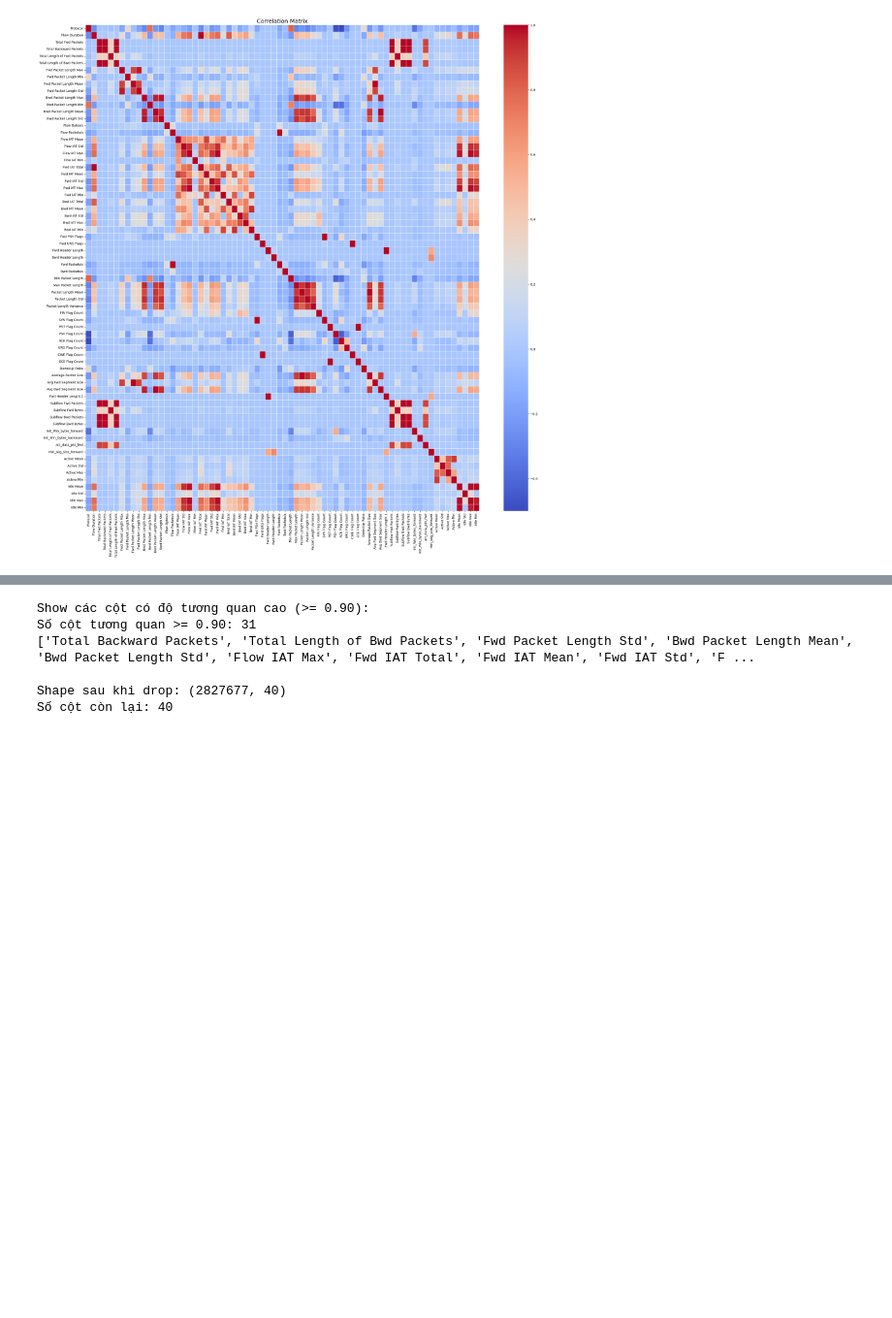
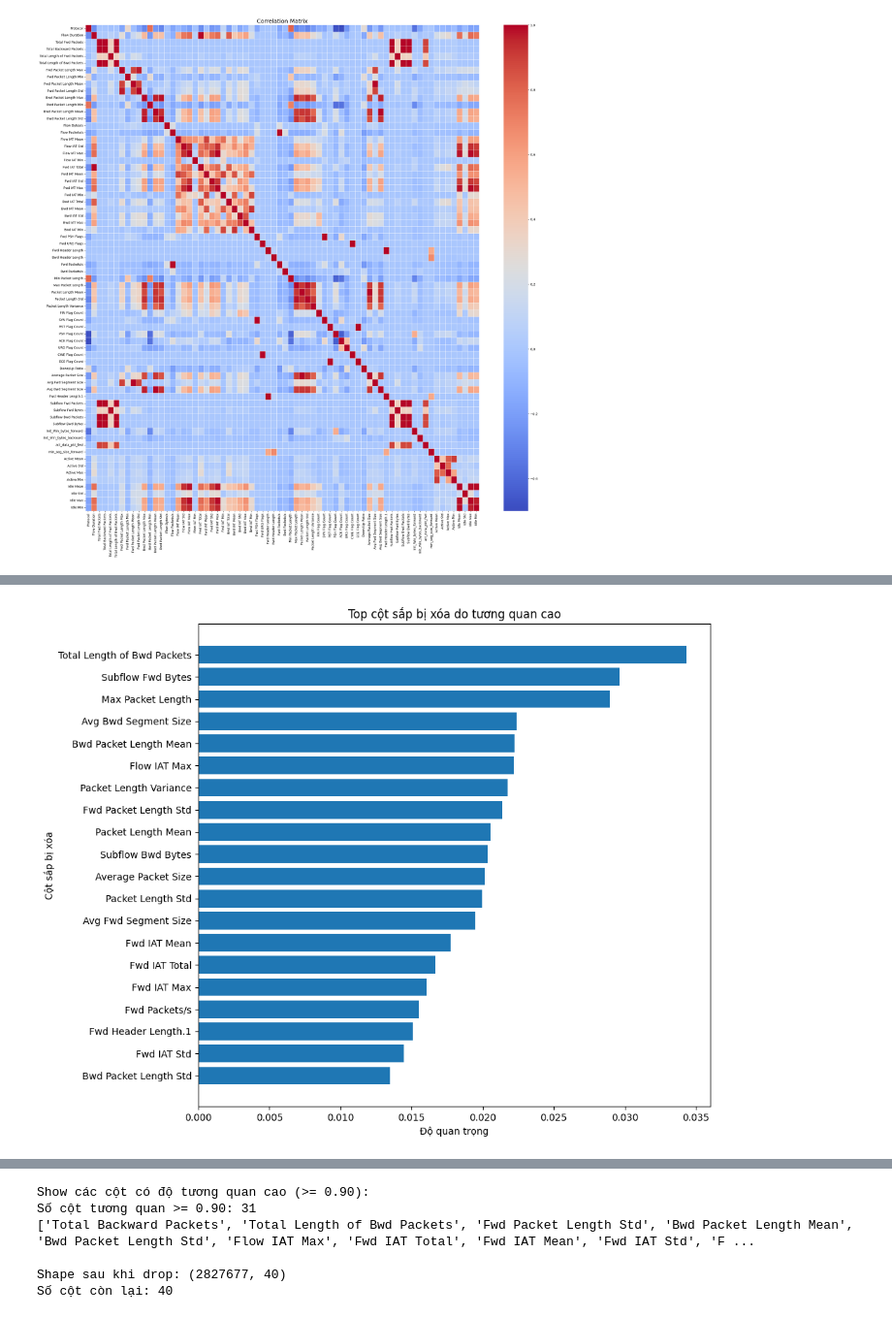
Before and after one commit to Starkid891/2254052060_PhanThinhPhat, a Jupyter notebook: kltn-2254052060-phan-th-nh-ph-t.ipynb, the cells around one changed output, grey strips where cells are left out. Shown at 97% size. Cells and saved outputs as stored; diff of their text form; code cells hidden in the pictures; blank space fills up the shorter version.

```diff
--- a/kltn-2254052060-phan-th-nh-ph-t.ipynb
+++ b/kltn-2254052060-phan-th-nh-ph-t.ipynb
@@ -507,3 +610,95 @@ plt.show()
 # %% [output]
  Vẽ hình ma trận tương quan:
 [figure]
+# %%
+corr_preview = df_data.select_dtypes(include='number').corr().round(2)
+
+# Lấy nửa trên của ma trận tương quan
+# Dùng để tránh kiểm tra trùng lặp giữa 2 cột
+upper_preview = corr_preview.abs().where(
+    np.triu(np.ones(corr_preview.shape), k=1).astype(bool)
+)
+
+# Tạo danh sách cột có tương quan >= 0.90
+# Đây là danh sách xem trước, chưa xóa gì hết
+high_corr_cols_preview = [
+    col for col in upper_preview.columns
+    if any(upper_preview[col] >= 0.90)
+]
+
+print("Số cột sẽ bị xóa do tương quan >= 0.90:", len(high_corr_cols_preview))
+print(high_corr_cols_preview)
+
+
+# ============================================================
+# KIỂM TRA ĐỘ QUAN TRỌNG CỦA CÁC CỘT SẮP BỊ XÓA
+# ============================================================
+
+# importance_df là bảng độ quan trọng đã tạo ở phần số 1
+# Nếu chưa có thì phải chạy cell đánh giá độ quan trọng trước
+if 'importance_df' in globals():
+
+    # Lấy ra các cột vừa có tương quan cao, vừa có độ quan trọng
+    drop_importance_preview = importance_df[
+        importance_df['Feature'].isin(high_corr_cols_preview)
+    ].copy()
+
+    # Sắp xếp cột quan trọng nhất lên trên
+    drop_importance_preview = drop_importance_preview.sort_values(
+        by='Importance',
+        ascending=False
+    )
+
+    print("\nTop cột sắp bị xóa nhưng có độ quan trọng cao:")
+    display(drop_importance_preview.head(20))
+
+    # Vẽ biểu đồ cột ngang
+    # Dùng để nhìn cột bị xóa nào quan trọng nhất
+    top_drop_preview = drop_importance_preview.head(20).sort_values(by='Importance')
+
+    plt.figure(figsize=(10, 8))
+    plt.barh(top_drop_preview['Feature'], top_drop_preview['Importance'])
+    plt.xlabel('Độ quan trọng')
+    plt.ylabel('Cột sắp bị xóa')
+    plt.title('Top cột sắp bị xóa do tương quan cao')
+    plt.tight_layout()
+    plt.show()
+
+
+    # ========================================================
+    # SO SÁNH NHÓM CỘT GIỮ LẠI VÀ NHÓM CỘT SẮP BỊ XÓA
+    # ========================================================
+
+    # Tính độ quan trọng trung bình của cột giữ lại
+    kept_importance_mean = importance_df[
+        ~importance_df['Feature'].isin(high_corr_cols_preview)
+    ]['Importance'].mean()
+
+    # Tính độ quan trọng trung bình của cột sắp bị xóa
+    drop_importance_mean = drop_importance_preview['Importance'].mean()
+
+    compare_importance = pd.DataFrame({
+        'Nhóm cột': ['Cột giữ lại', 'Cột sắp bị xóa do tương quan'],
+        'Độ quan trọng trung bình': [kept_importance_mean, drop_importance_mean]
+    })
+
+    print("\nSo sánh độ quan trọng trung bình:")
+    display(compare_importance)
+
+    # Vẽ biểu đồ cột so sánh
+    # Dùng để xem nhóm cột bị xóa có quan trọng nhiều không
+    plt.figure(figsize=(7, 5))
+    plt.bar(
+        compare_importance['Nhóm cột'],
+        compare_importance['Độ quan trọng trung bình']
+    )
+    plt.ylabel('Độ quan trọng trung bình')
+    plt.title('So sánh độ quan trọng trung bình')
+    plt.xticks(rotation=15)
+    plt.tight_layout()
+    plt.show()
+
+else:
+    print("\nChưa có importance_df.")
+    print("Bạn cần chạy cell đánh giá độ quan trọng của cột trước.")
+# %% [output]
@@ -509,0 +726 @@ plt.show()
+[figure, added]
```
Also changed, not shown: parts of 17 cells of this notebook.
